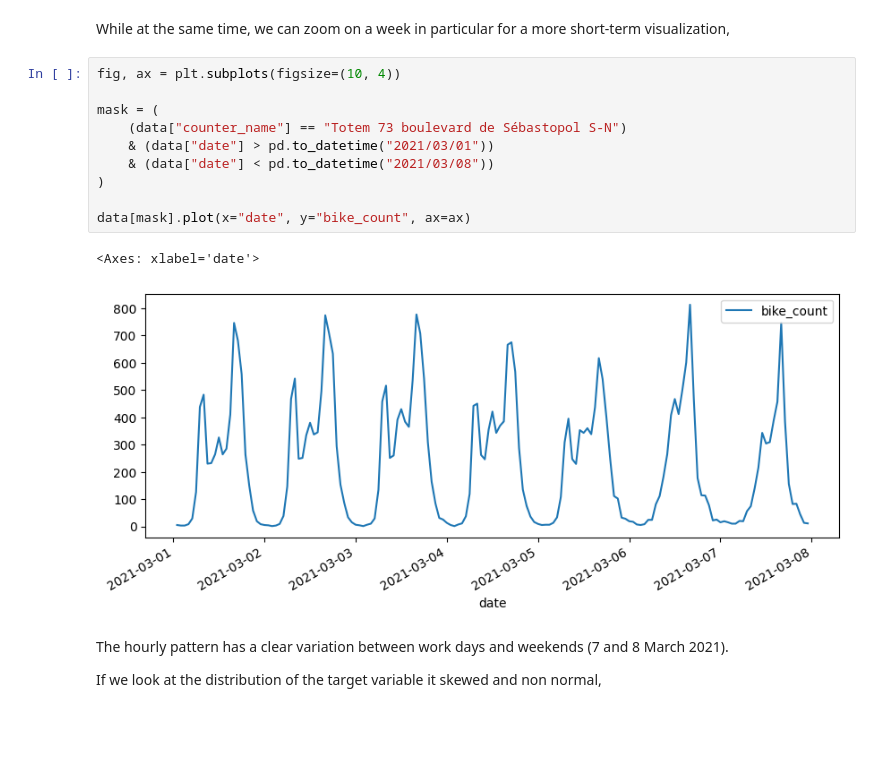
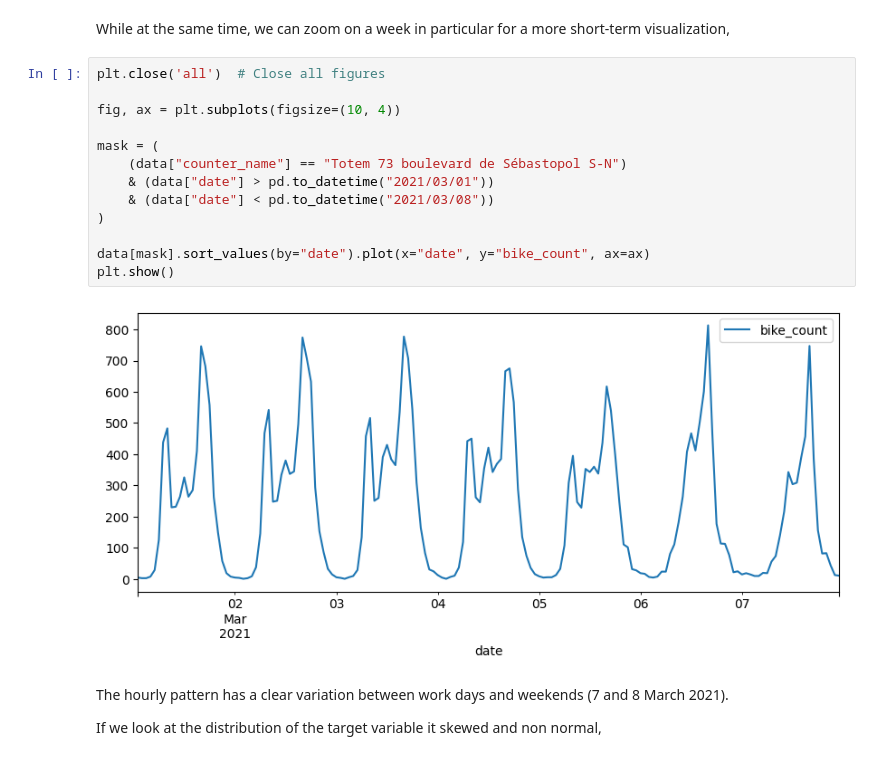
Before and after one commit to Vincent-Maladiere/bike_counters, a Jupyter notebook: bike_counters_starting_kit.ipynb, the cells around one changed output. Drawn from its saved outputs; the diff is of its cells as text; blank space fills up the shorter version.

```diff
--- a/bike_counters_starting_kit.ipynb
+++ b/bike_counters_starting_kit.ipynb
@@ -142,18 +148,20 @@ data[mask].groupby(
 # %% [markdown]
 While at the same time, we can zoom on a week in particular for a more short-term visualization,
 # %%
+plt.close('all')  # Close all figures
+
 fig, ax = plt.subplots(figsize=(10, 4))
 
 mask = (
     (data["counter_name"] == "Totem 73 boulevard de Sébastopol S-N")
     & (data["date"] > pd.to_datetime("2021/03/01"))
     & (data["date"] < pd.to_datetime("2021/03/08"))
 )
 
-data[mask].plot(x="date", y="bike_count", ax=ax)
+data[mask].sort_values(by="date").plot(x="date", y="bike_count", ax=ax)
+plt.show()
 # %% [output]
-<Axes: xlabel='date'>
-[figure, old version]
+[figure, new version]
 # %% [markdown]
 The hourly pattern has a clear variation between work days and weekends (7 and 8 March 2021).
 
```
Also changed, not shown: parts of 3 cells of this notebook, 2 other files.
